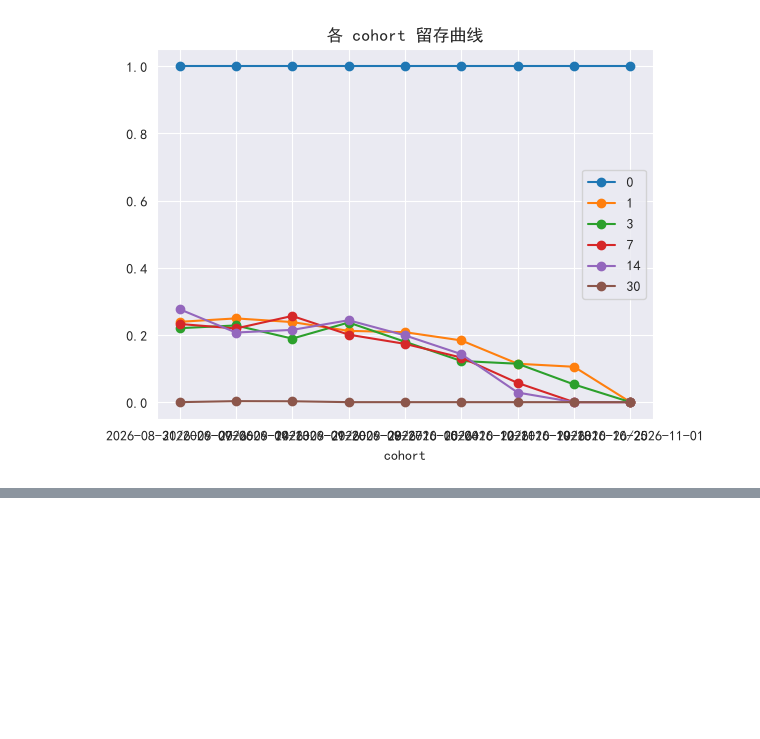
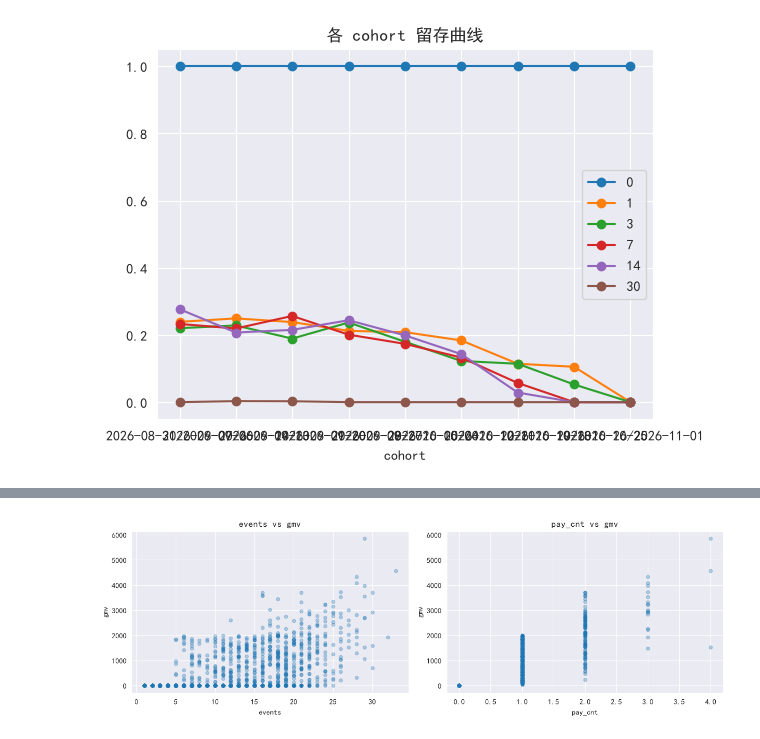
Before and after one commit to AAA-Smile/Data_Analysis_Process_Training, a Jupyter notebook: Python/analysis.ipynb, the cells around one changed output, grey strips where cells are left out. Drawn from its saved outputs; the diff is of its cells as text; code cells hidden in the pictures; blank space fills up the shorter version.

```diff
--- a/Python/analysis.ipynb
+++ b/Python/analysis.ipynb
@@ -331,0 +334,13 @@ retention.plot(marker="o", title="各 cohort 留存曲线")
+# %%
+user_agg = df1.groupby("user_id").agg(
+    events=("event_id", "count"),                          # 事件总数
+    active_days=("date", "nunique"),                       # 活跃天数
+    pay_cnt=("event_type", lambda s: (s == "pay").sum()),  # 支付次数
+    gmv=("amount", "sum"),                                 # 总消费金额
+    avg_amount=("amount", lambda s: s[s > 0].mean()),      # 单笔均值（仅 pay）
+    first_day=("date", "min"),
+    last_day=("date", "max"),
+)
+user_agg["life_days"] = (user_agg["last_day"] - user_agg["first_day"]).dt.days + 1
+user_agg["pay_rate"] = user_agg["pay_cnt"] / user_agg["events"]
+user_agg.describe()
@@ -331,0 +367,10 @@ retention.plot(marker="o", title="各 cohort 留存曲线")
+# %%
+import matplotlib.pyplot as plt
+
+fig, axes = plt.subplots(1, 2, figsize=(12, 4))
+user_agg.plot.scatter(x="events", y="gmv", alpha=0.3, ax=axes[0], title="events vs gmv")
+user_agg.plot.scatter(x="pay_cnt", y="gmv", alpha=0.3, ax=axes[1], title="pay_cnt vs gmv")
+plt.tight_layout()
+plt.show()
+# %% [output]
+[figure, added]
```
Also changed, not shown: parts of 4 cells of this notebook, 1 other file.
